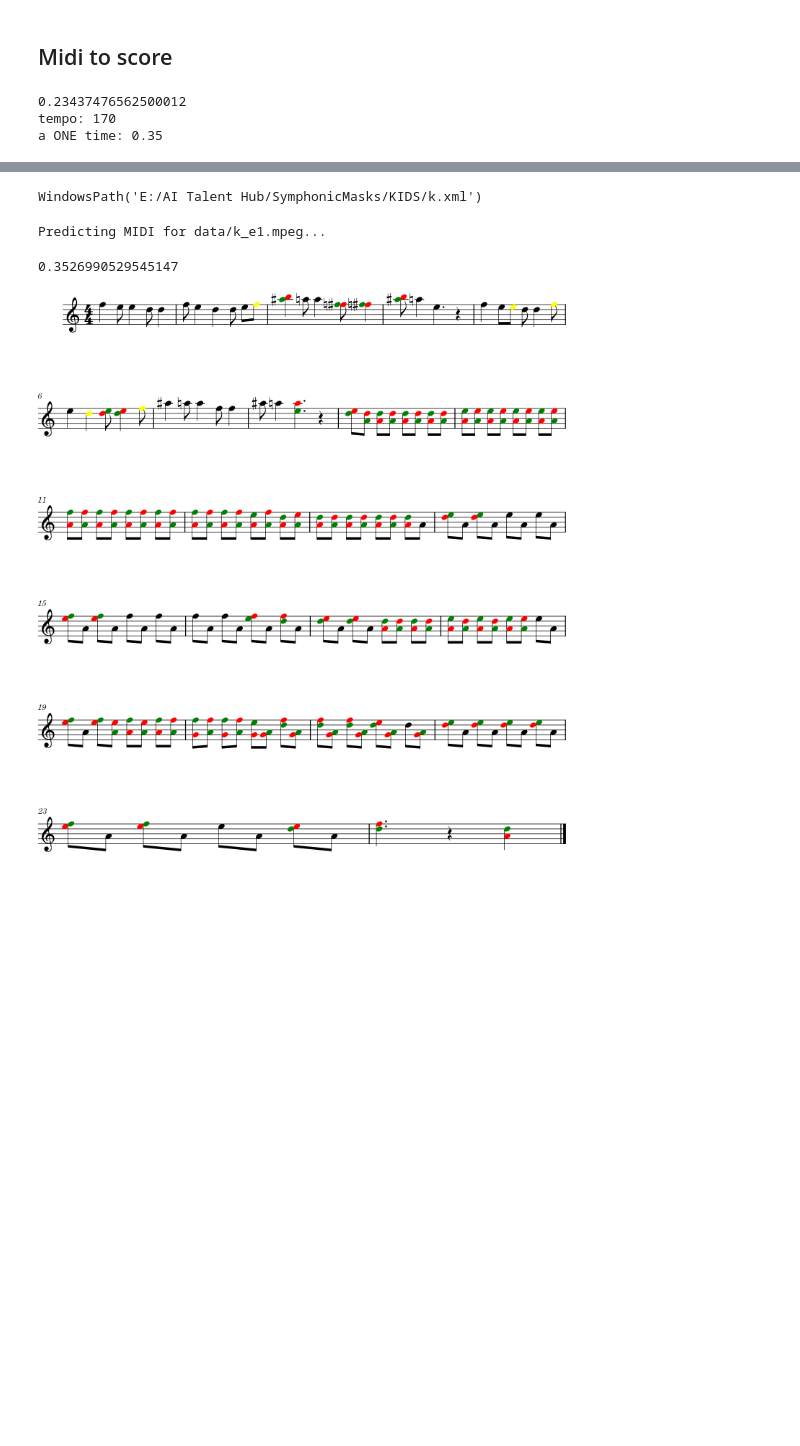
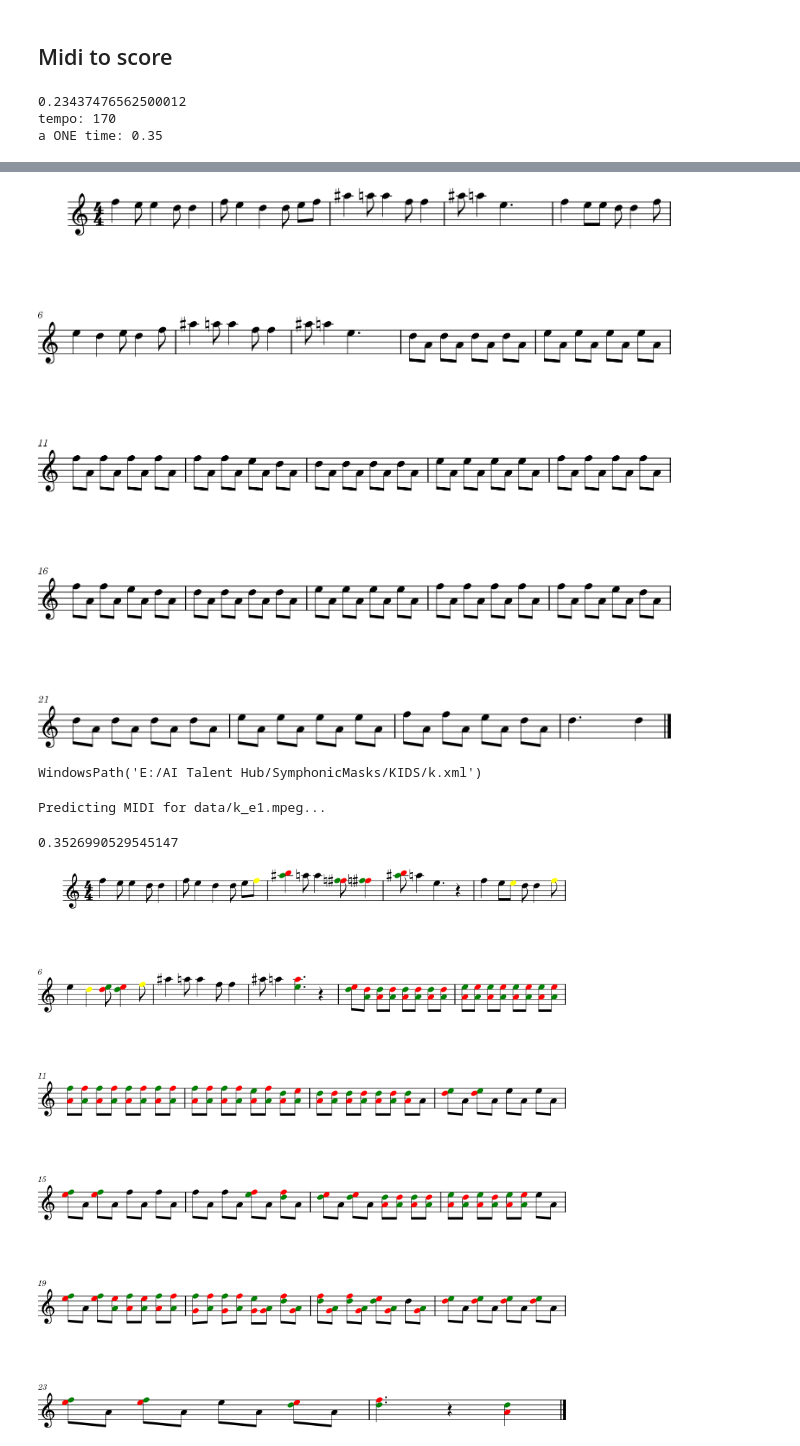
Before and after one commit to SymphonicMasks/symphonic_masks_kids, a Jupyter notebook: audio_to_midi.ipynb, the cells around one changed output, grey strips where cells are left out. Saved outputs shown, nothing was run; the diff lists cells and outputs as text; code cells hidden in the pictures; blank space fills up the shorter version.

```diff
--- a/audio_to_midi.ipynb
+++ b/audio_to_midi.ipynb
@@ -185,3 +204,7 @@ stream1.show()
+# %%
+stream.Stream(stream1.parts[0].flatten().notes).show()
+# %% [output]
+[figure, added]
 # %%
 # sf = freezeThaw.StreamFreezer(stream1)
 # data = sf.writeStr(fmt='pickle')
```
Also changed, not shown: parts of 7 cells of this notebook, 10 other files.
